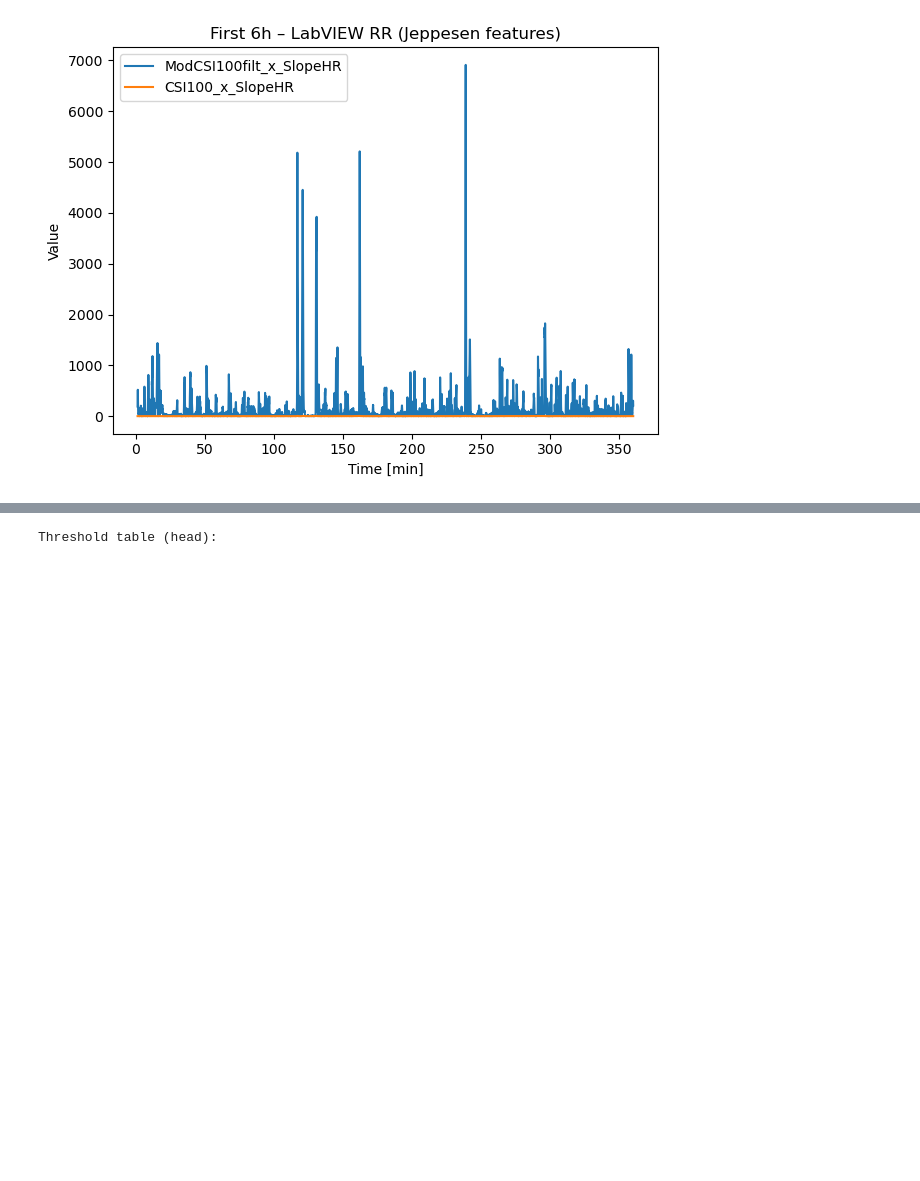
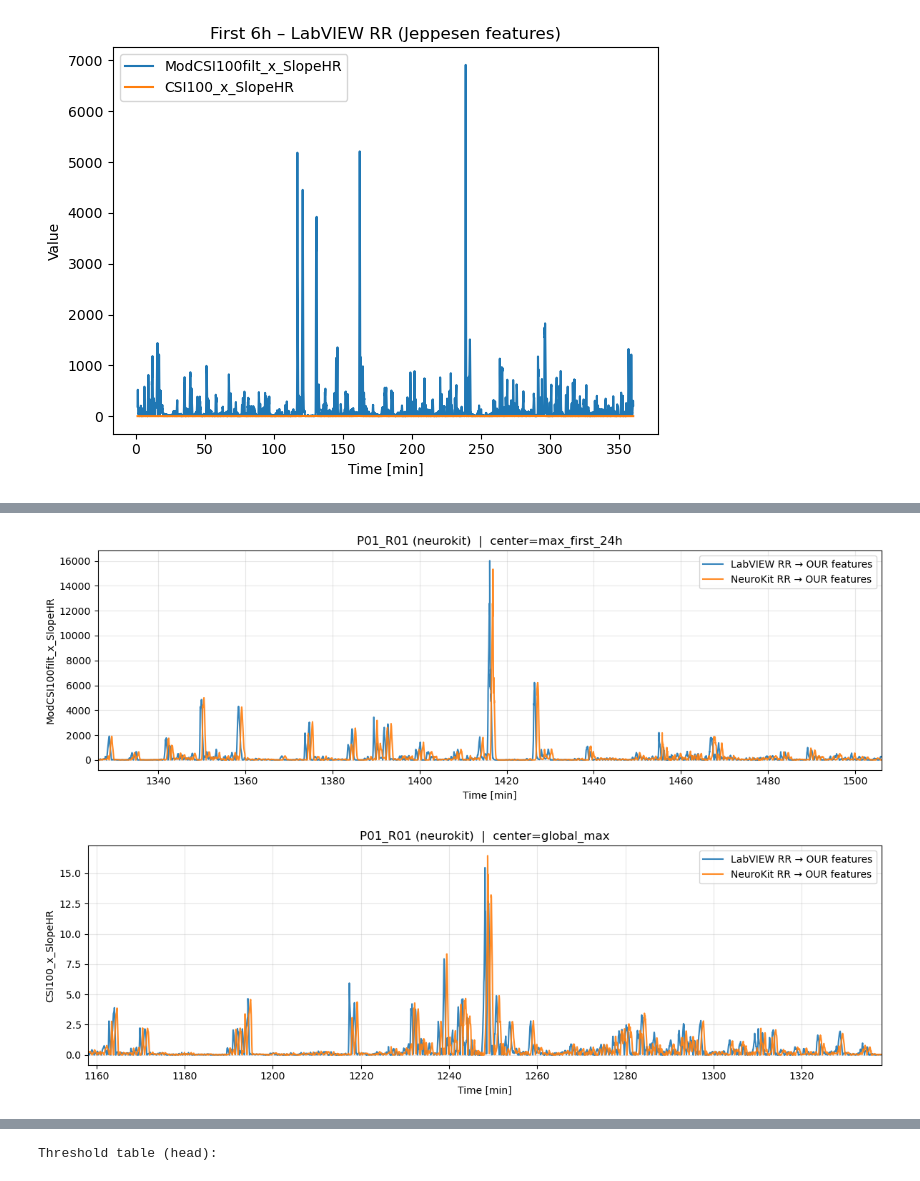
Before and after one commit to AU668208/Epilepsy_MasterThesis, a Jupyter notebook: study5_neurokit_validation.ipynb, the cells around one changed output, grey strips where cells are left out. Cells and saved outputs as stored; diff of their text form; code cells hidden in the pictures; blank space fills up the shorter version.

```diff
--- a/study5_neurokit_validation.ipynb
+++ b/study5_neurokit_validation.ipynb
@@ -471,0 +1014,21 @@ A) RR source validation (Jeppesen features on both RR sources):
+# %%
+p = Path(r"E:\Speciale - Results\Final_RR_alignment\Test_aligned_rr_Trim\P01_R01_neurokit_rr_aligned.csv")
+
+fig = make_one_plot_overlay(
+    p,
+    value_col="ModCSI100filt_x_SlopeHR",
+    hours=3.0,
+    center="max_first_24h",
+)
+fig.savefig(r"E:\Speciale - Results\study5_out\hrv_validation_batch\overlay_modcsi_slopehr_P01R01.png", dpi=300)
+
+fig2 = make_one_plot_overlay(
+    p,
+    value_col="CSI100_x_SlopeHR",
+    hours=3.0,
+    center="global_max",
+)
+fig2.savefig(r"E:\Speciale - Results\study5_out\hrv_validation_batch\overlay_csi_slopehr_P01R01.png", dpi=300)
+# %% [output]
+[figure, added]
+[figure, added]
```
Also changed, not shown: parts of 5 cells of this notebook, 1 other file.
